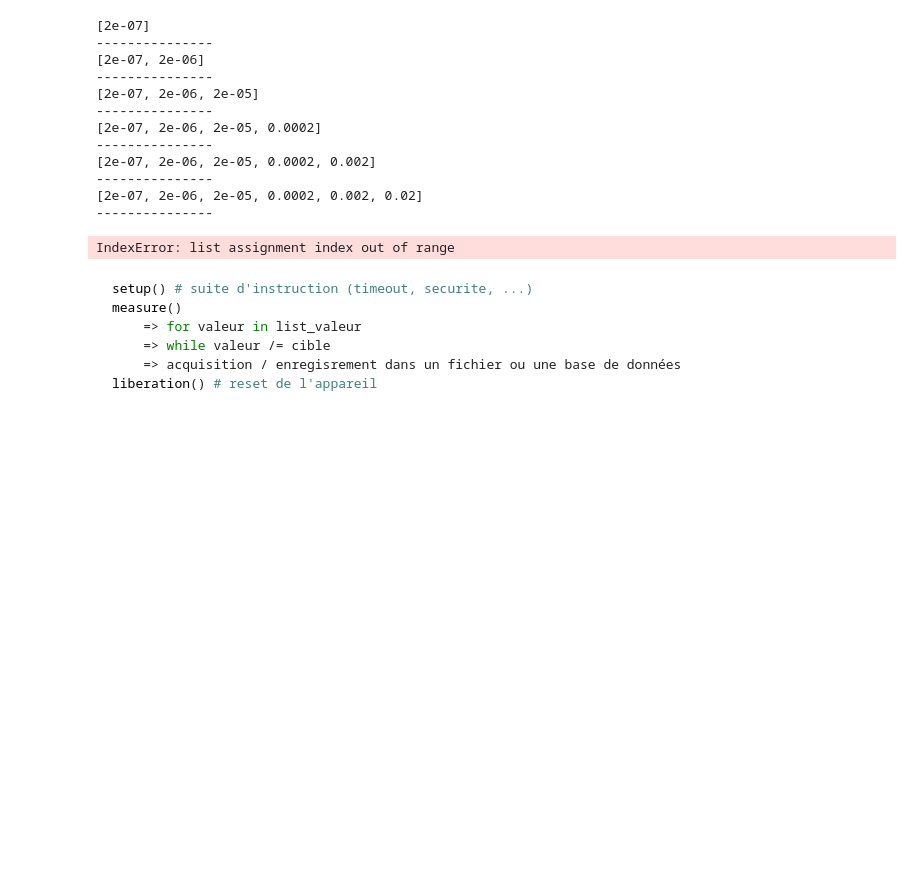
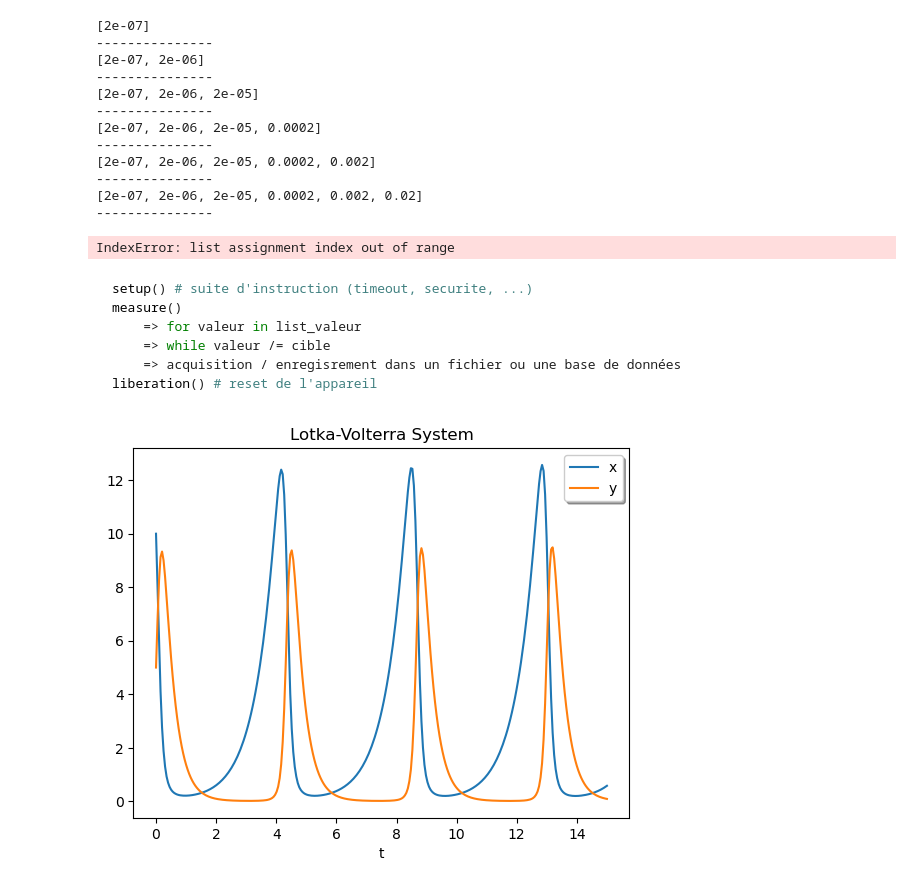
Before and after one commit to oh-ce-cours/python_juin_2023, a Jupyter notebook: tape_en_cours/Jour 3.ipynb, the cells around one changed output. Cells and saved outputs as stored; diff of their text form; code cells hidden in the pictures; blank space fills up the shorter version.

````diff
--- a/tape_en_cours/Jour 3.ipynb
+++ b/tape_en_cours/Jour 3.ipynb
@@ -96,17 +96,25 @@ measure()
 liberation() # reset de l'appareil
 ```
 # %%
+# https://docs.scipy.org/doc/scipy/reference/generated/scipy.integrate.solve_ivp.html#scipy.integrate.solve_ivp
+
 import matplotlib.pyplot as plt
 import scipy
 import numpy as np
+from scipy.integrate import solve_ivp
 
+def lotkavolterra(t, z, a, b, c, d):
+    x, y = z
+    return [a*x - b*x*y, -c*y + d*x*y]
 
 t = np.linspace(0, 15, 300)
-z = sol.sol(t)
 sol = solve_ivp(lotkavolterra, [0, 15], [10, 5], args=(1.5, 1, 3, 1),
                 dense_output=True)
+z = sol.sol(t)
 plt.plot(t, z.T)
 plt.xlabel('t')
 plt.legend(['x', 'y'], shadow=True)
 plt.title('Lotka-Volterra System')
 plt.show()
+# %% [output]
+[figure, added]
````
